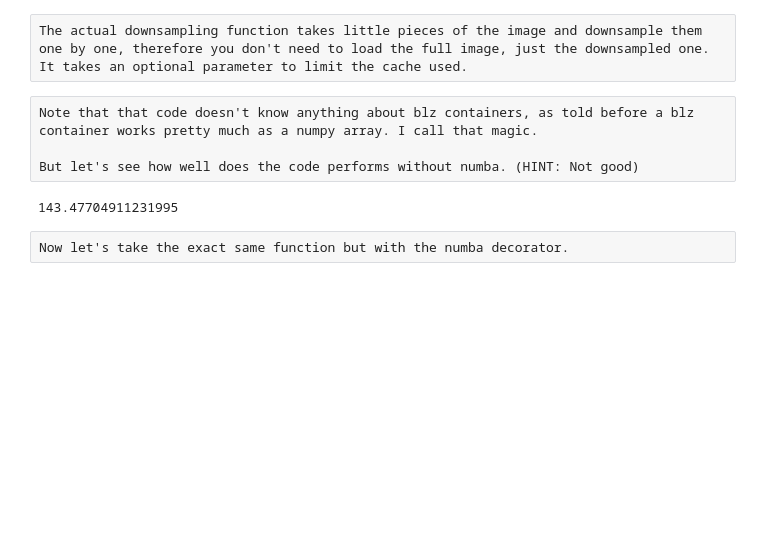
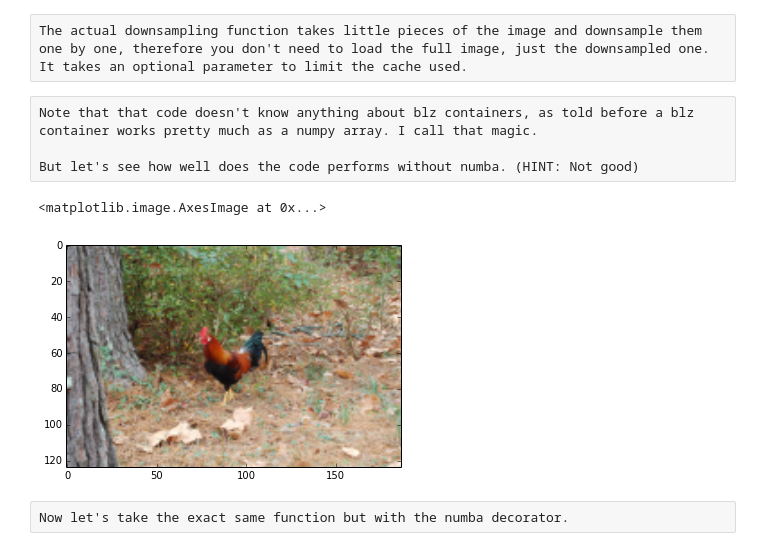
Before and after one commit to pablojimenezmateo/Big-Data, a Jupyter notebook: Numba and blz.ipynb, the cells around one changed output. Cells and saved outputs as stored; diff of their text form; code cells hidden in the pictures; blank space fills up the shorter version.

```diff
--- a/Numba and blz.ipynb
+++ b/Numba and blz.ipynb
@@ -179,12 +179,14 @@ def mymean(src, p0, p1, y):
                 y[i, j, z] = s
 # %%
 t1 = time()
-downsample(img, (16,16))
+img_down = downsample(img, (16,16))
 t2 = time()
 elapsed1 = t2-t1
 elapsed1
+imshow(img_down)
 # %% [output]
-143.47704911231995
+<matplotlib.image.AxesImage at 0x...>
+[figure, added]
 # %% [raw]
 Now let's take the exact same function but with the numba decorator.
 # %%
```
Also changed, not shown: 1 other file.
